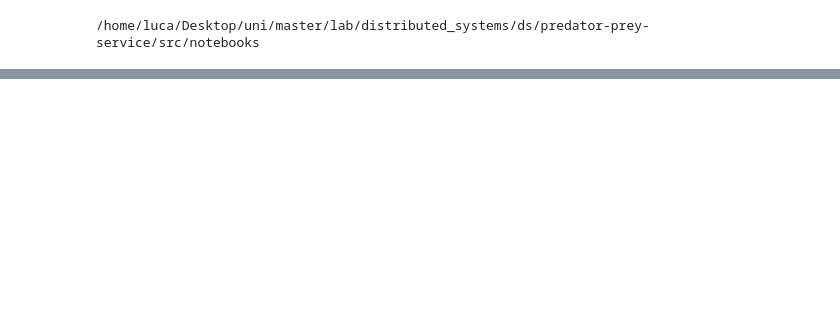
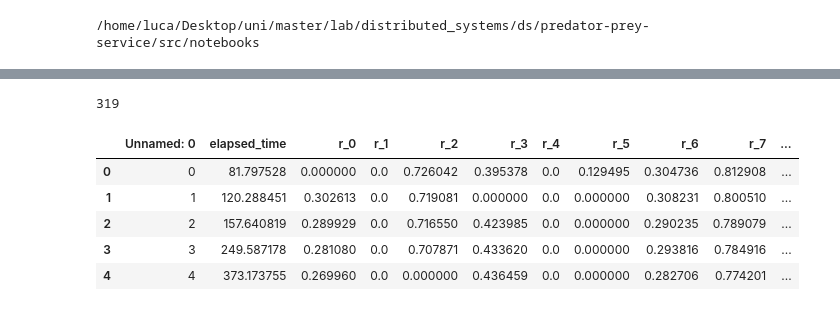
Before and after one commit to DistributedMARLPredatorPrey/predator-prey-service, a Jupyter notebook: src/notebooks/scatter_agents.ipynb, the cells around one changed output, grey strips where cells are left out. Cells and saved outputs as stored; diff of their text form; code cells hidden in the pictures; blank space fills up the shorter version.

```diff
--- a/src/notebooks/scatter_agents.ipynb
+++ b/src/notebooks/scatter_agents.ipynb
@@ -20,2 +21,16 @@ df_coordinates.head()
 5 rows × 24 columns
+# %%
+len(df_coordinates)
+# %% [output]
+319
+# %%
+df_rewards = pd.read_csv(rewards_path)
+df_rewards.head()
+# %% [output]
+|  | Unnamed: 0 | elapsed_time | r_0 | r_1 | r_2 | r_3 | r_4 | r_5 | r_6 | r_7 | ... |
+| 0 | 0 | 81.797528 | 0.000000 | 0.0 | 0.726042 | 0.395378 | 0.0 | 0.129495 | 0.304736 | 0.812908 | ... |
+| 1 | 1 | 120.288451 | 0.302613 | 0.0 | 0.719081 | 0.000000 | 0.0 | 0.000000 | 0.308231 | 0.800510 | ... |
+| 2 | 2 | 157.640819 | 0.289929 | 0.0 | 0.716550 | 0.423985 | 0.0 | 0.000000 | 0.290235 | 0.789079 | ... |
+| 3 | 3 | 249.587178 | 0.281080 | 0.0 | 0.707871 | 0.433620 | 0.0 | 0.000000 | 0.293816 | 0.784916 | ... |
+| 4 | 4 | 373.173755 | 0.269960 | 0.0 | 0.000000 | 0.436459 | 0.0 | 0.000000 | 0.282706 | 0.774201 | ... |
 # %%
```
Also changed, not shown: parts of 7 cells of this notebook, 10 other files.
